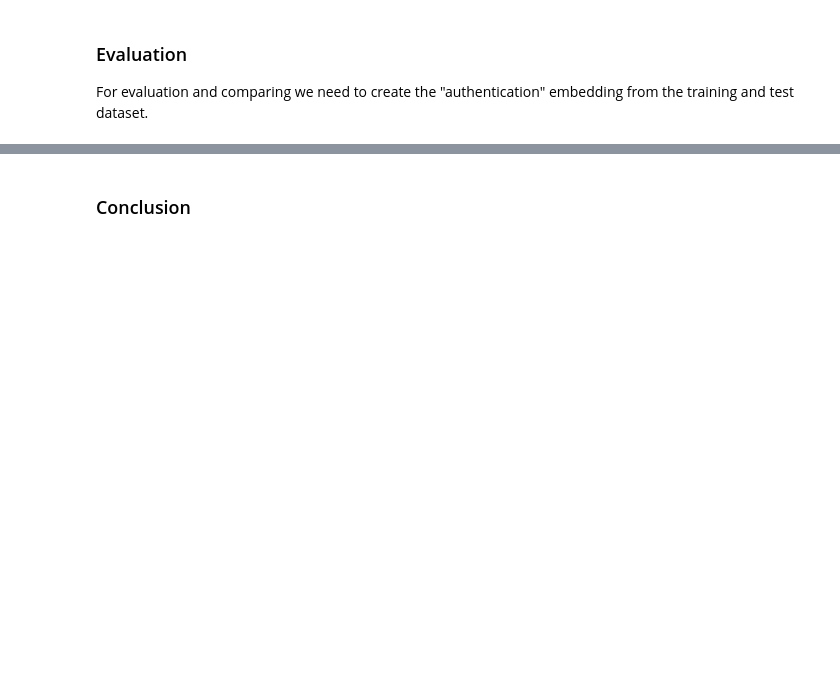
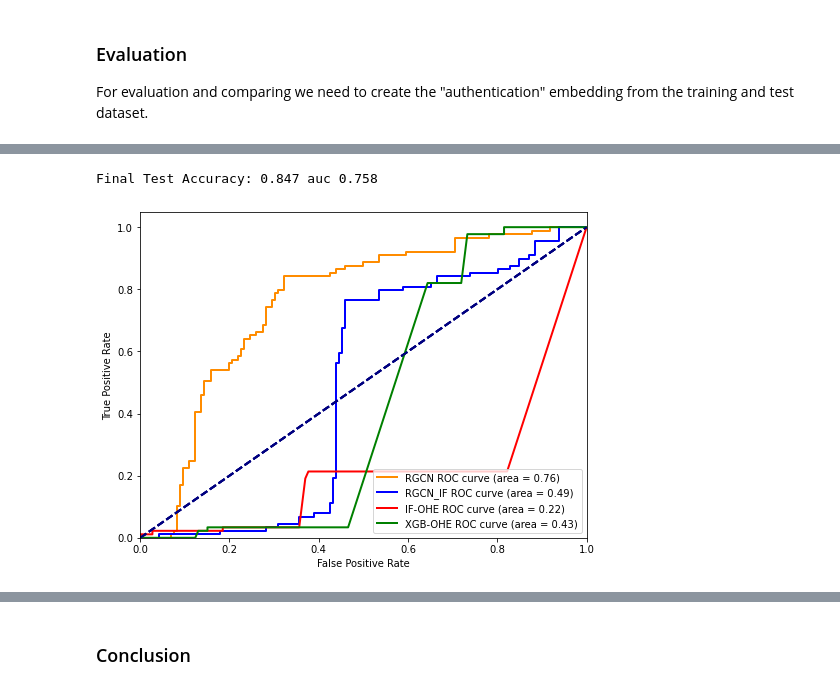
Before and after one commit to nv-morpheus/morpheus-experimental, a Jupyter notebook: malicious-authentication-detection/training-tuning/rgcn_azure.ipynb, the cells around one changed output, grey strips where cells are left out. Cells and saved outputs as stored; diff of their text form; code cells hidden in the pictures; blank space fills up the shorter version.

Commit message:
Synthetic eval added, readme update

```diff
--- a/malicious-authentication-detection/training-tuning/rgcn_azure.ipynb
+++ b/malicious-authentication-detection/training-tuning/rgcn_azure.ipynb
@@ -48,7 +52,7 @@ result_dir = 'azure_result'
 meta_cols = ['day','appId', 'userId', 'ipAddress',
             'fraud_label','appId_id','userId_id','ipAddress_id', 'auth_id', 'status_flag']
 
-train_data, test_data, train_idx, test_idx, labels, df  = synthetic_azure('../dataset/azure_synthetic/azure_ad_logs_sample_with_anomaly_train.json')
+train_data, test_data, train_idx, test_idx, labels, df  = synthetic_azure('../dataset/azure_synthetic/azure_ad_logs_sample_with_anomaly_all.json')
 
 fraud_labels = df['fraud_label'].values
 # %%
@@ -242,0 +283,72 @@ Using these embedding we compare the performance of RGCN based model against bas
+# %%
+col_remove = meta_cols
+metrics_result = pd.DataFrame()
+test_scores = test_data[meta_cols].copy()
+
+print("Final Test Accuracy: {:.3f} auc {:.3f}".format(test_acc, test_auc))
+# RGCN
+
+test_scores['rgcn'] = test_logits.numpy()[:,1]
+
+# XGBoost
+_, _, _, _, _, _, _, _, pred_xgb, roc_xgg = baseline_models(
+    train_x=train_data.drop(col_remove, axis=1), test_x=test_data.drop(col_remove, axis=1),
+    train_idx=train_idx, test_idx=test_idx, labels=labels.cpu().numpy() ,
+    test_label=fraud_labels, name='XGB')
+
+test_scores['xgb'] = pred_xgb
+
+# RGCN+XGBoost
+_, _, _, _, _, _, _, _, pred_rgcn_xgb, _ = baseline_models(
+    train_x=train_embedding.cpu().numpy(),
+    test_x=test_embedding.cpu().numpy(),
+    train_idx=train_seeds,
+    test_idx=test_seeds,
+    labels=labels.cpu().numpy(),
+    test_label=fraud_labels,
+    name='RGCN+XGB')
+
+test_scores['rgcn_xgb'] = pred_rgcn_xgb
+
+# rgcn + iforest
+_, _, _, _, _, _, _, _, pred_rgcn_if, roc_rgcniff = unsupervised_models(
+    train_x=train_embedding.cpu().numpy(), test_x=test_embedding.cpu().numpy(),
+    train_idx=train_seeds, test_idx=test_seeds,
+    labels=labels.cpu().numpy(),
+    test_label=fraud_labels, name='RGCN_iforest')
+
+test_scores['rgcn_if'] = pred_rgcn_if
+
+#iforest+OHE
+_, _, _, _, _, _, _, _, iff_scores,_ = unsupervised_models(
+    train_x=train_data.drop(col_remove, axis=1), test_x=test_data.drop(col_remove, axis=1),
+    train_idx=train_data.index, test_idx=test_data.reset_index().index,
+    labels=test_data.fraud_label,
+    test_label=fraud_labels, name='iforest')
+
+test_scores['if_OHE'] = iff_scores
+# %% [output]
+Final Test Accuracy: 0.847 auc 0.758
+# %%
+def roc_cr(fpr, tpr,  model_name='Model', color='darkorange'):
+
+    lw = 2
+    roc_auc = roc_auc_score(fpr, tpr)
+    fpr, tpr, _ = roc_curve(fpr, tpr)
+
+    plt.plot(fpr, tpr, color=color,
+             lw=lw, label=model_name+' ROC curve (area = %0.2f)' % roc_auc)
+    plt.plot([0, 1], [0, 1], color='navy', lw=lw, linestyle='--')
+    plt.xlim([0.0, 1.0])
+    plt.ylim([0.0, 1.05])
+    plt.xlabel('False Positive Rate')
+    plt.ylabel('True Positive Rate')
+    plt.legend(loc="lower right")
+
+f = plt.figure(figsize=(8,6))
+roc_cr(test_scores.fraud_label, test_scores['rgcn'], model_name='RGCN')
+roc_cr(test_scores.fraud_label, test_scores['rgcn_if'], color='blue', model_name='RGCN_IF')
+roc_cr(test_scores.fraud_label, iff_scores, color='red', model_name='IF-OHE')
+roc_cr(test_scores.fraud_label, pred_xgb, color='green', model_name='XGB-OHE')
+# %% [output]
+[figure, added]
```
Also changed, not shown: parts of 15 cells of this notebook, 8 other files.
